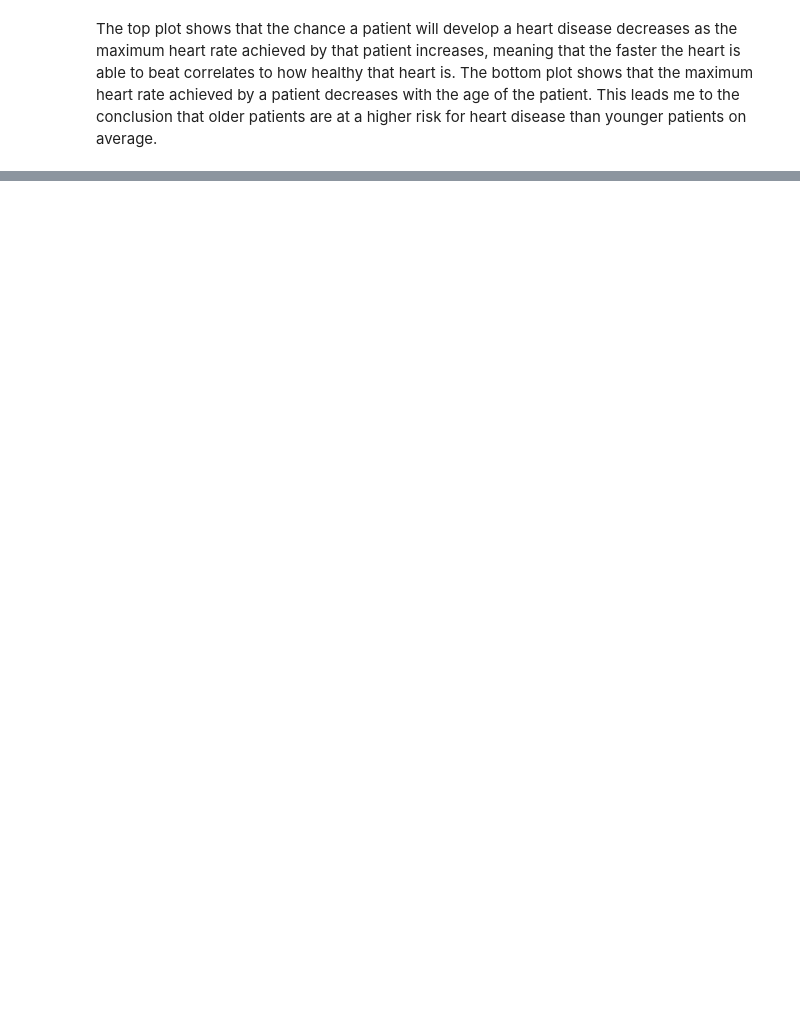
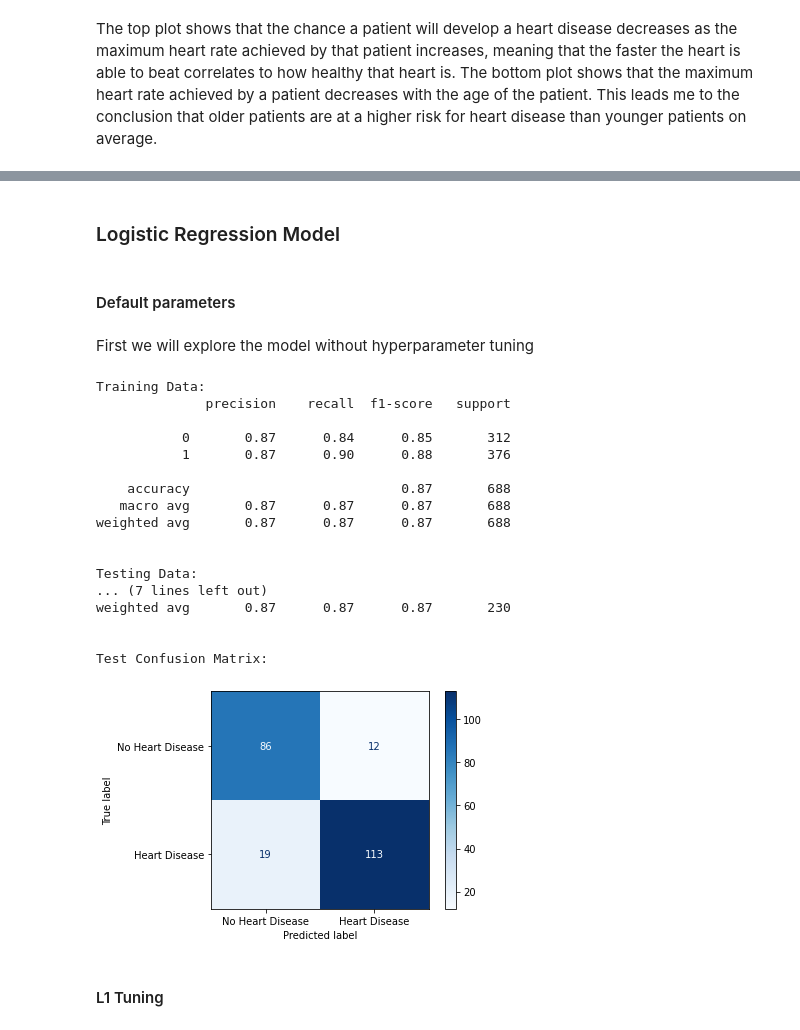
Before and after one commit to dcreeder89/Dojo-Project-2, a Jupyter notebook: Reeder__Heart_Failure_Prediction_Data_Analysis.ipynb, the cells around one changed output, grey strips where cells are left out. Drawn from its saved outputs; the diff is of its cells as text; code cells hidden in the pictures; blank space fills up the shorter version.

```diff
--- a/Reeder__Heart_Failure_Prediction_Data_Analysis.ipynb
+++ b/Reeder__Heart_Failure_Prediction_Data_Analysis.ipynb
@@ -568,0 +669,13 @@ The top plot shows that the chance a patient will develop a heart disease decrea
+# %%
+# instantiate column selector for numerical columns
+num_selector = make_column_selector(dtype_include='number')
+# instantiate imputer with strategy of 'mean' for numerical columns
+# (if future data has missing values in numerical columns)
+mean_imputer = SimpleImputer(strategy='mean')
+# instantiate scaler
+scaler = StandardScaler()
+# %%
+# instantiate numerical pipeline with the scaler
+num_pipe_scaled = make_pipeline(mean_imputer, scaler)
+# instantiate tuple with scaler
+num_tuple_scaled = (num_pipe_scaled, num_selector)
@@ -568,0 +689,3 @@ The top plot shows that the chance a patient will develop a heart disease decrea
+# %%
+# create preprocessor with the scaler
+preprocessor_scaled = make_column_transformer(cat_tuple, num_tuple_scaled, remainder='passthrough')
@@ -568,0 +697,6 @@ The top plot shows that the chance a patient will develop a heart disease decrea
+# %%
+# split data  into features matrix and target vector
+X = df.drop(columns='HeartDisease').copy()
+y = df['HeartDisease'].copy()
+# train_test_split
+X_train, X_test, y_train, y_test = train_test_split(X, y, random_state=42)
@@ -568,0 +713,36 @@ The top plot shows that the chance a patient will develop a heart disease decrea
+# %% [markdown]
+### Logistic Regression Model
+# %% [markdown]
+#### Default parameters
+# %% [markdown]
+First we will explore the model without hyperparameter tuning
+# %%
+# instantiate Logistic Regression model
+logreg = LogisticRegression(random_state=42)
+# make pipeline with model and preprocessor with scaling
+logreg_pipe = make_pipeline(preprocessor_scaled, logreg)
+# fit to training data
+logreg_pipe.fit(X_train, y_train)
+# evaluate model performance
+evaluate_model(logreg_pipe)
+# %% [output]
+Training Data:
+              precision    recall  f1-score   support
+
+           0       0.87      0.84      0.85       312
+           1       0.87      0.90      0.88       376
+
+    accuracy                           0.87       688
+   macro avg       0.87      0.87      0.87       688
+weighted avg       0.87      0.87      0.87       688
+
+
+Testing Data:
+... (7 lines left out)
+weighted avg       0.87      0.87      0.87       230
+
+
+Test Confusion Matrix:
+[figure, added]
+# %% [markdown]
+#### L1 Tuning
```
Also changed, not shown: parts of 171 cells of this notebook.
